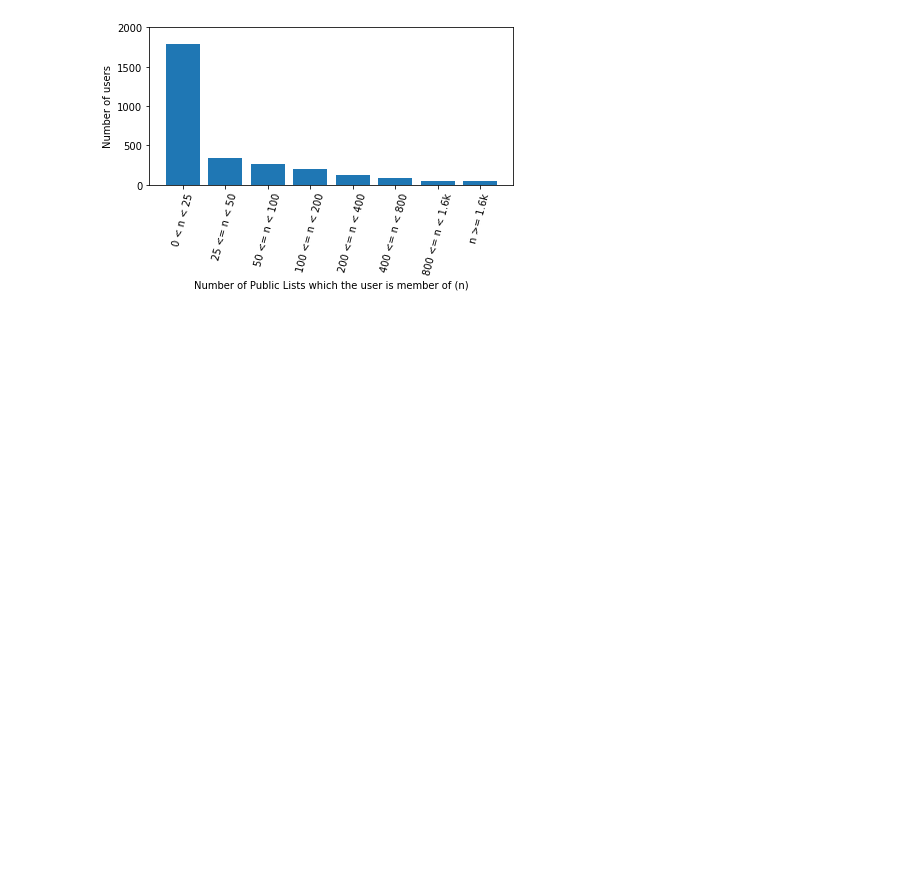
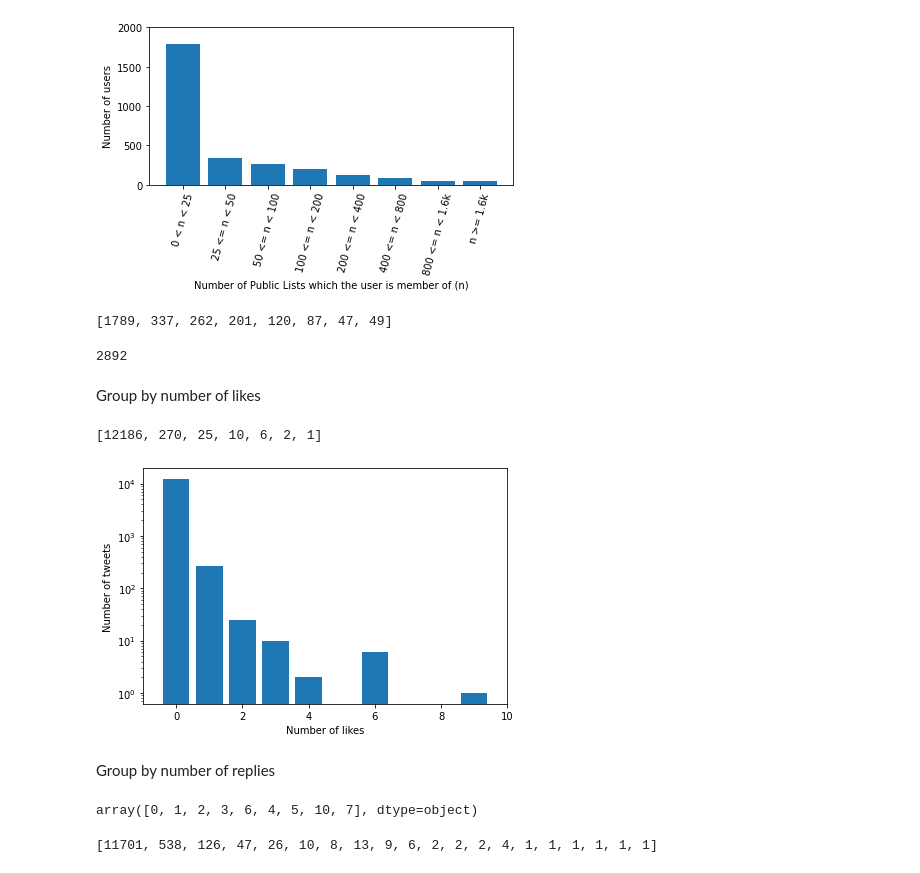
Before and after one commit to YinghuiJiang/Computational-Social-Media-Project, a Jupyter notebook: data_exploration.ipynb, the cells around one changed output. Saved outputs shown, nothing was run; the diff lists cells and outputs as text; code cells hidden in the pictures; blank space fills up the shorter version.

Commit message:
More figures

```diff
--- a/data_exploration.ipynb
+++ b/data_exploration.ipynb
@@ -205,3 +210,41 @@ plt.savefig("figures/listed_count.png")
 plt.show()
 # %% [output]
 [figure]
+# %%
+listed_count_buckets
+# %% [output]
+[1789, 337, 262, 201, 120, 87, 47, 49]
+# %%
+np.sum(listed_count_buckets)
+# %% [output]
+2892
+# %% [markdown]
+Group by number of likes
+# %%
+num_likes = all_data['like_count'].unique()
+groupby_likes = all_data.groupby(['like_count']).count()['author id'].tolist()
+# %%
+groupby_likes
+# %% [output]
+[12186, 270, 25, 10, 6, 2, 1]
+# %%
+plt.bar(num_likes, groupby_likes)
+plt.semilogy(base=10)
+plt.xlabel("Number of likes")
+plt.ylabel("Number of tweets")
+plt.xlim(-1, 10)
+plt.tight_layout()
+# plt.savefig("figures/groupby_likes.png")
+plt.show()
+# %% [output]
+[figure, added]
+# %% [markdown]
+Group by number of replies
+# %%
+all_data['reply_count'].unique()
+# %% [output]
+array([0, 1, 2, 3, 6, 4, 5, 10, 7], dtype=object)
+# %%
+all_data.groupby(['retweet_count']).count()['author id'].tolist()
+# %% [output]
+[11701, 538, 126, 47, 26, 10, 8, 13, 9, 6, 2, 2, 2, 4, 1, 1, 1, 1, 1, 1]
```
Also changed, not shown: parts of 6 cells of this notebook, 2 other files.
